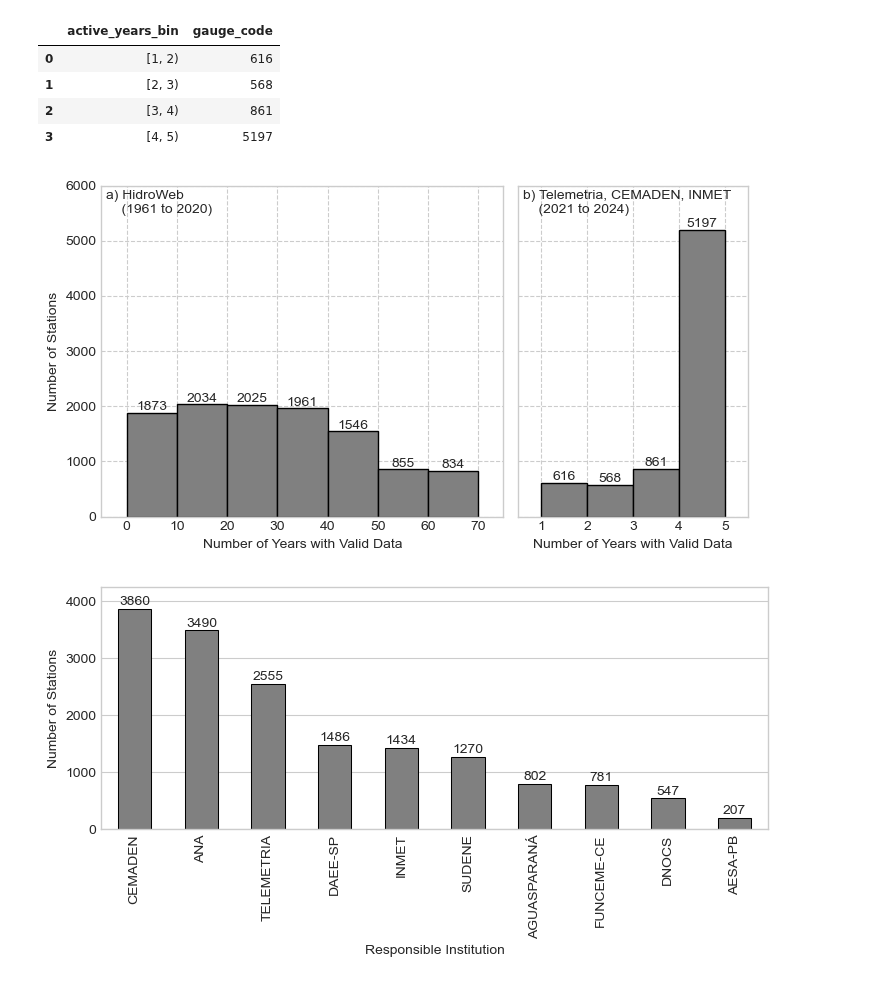
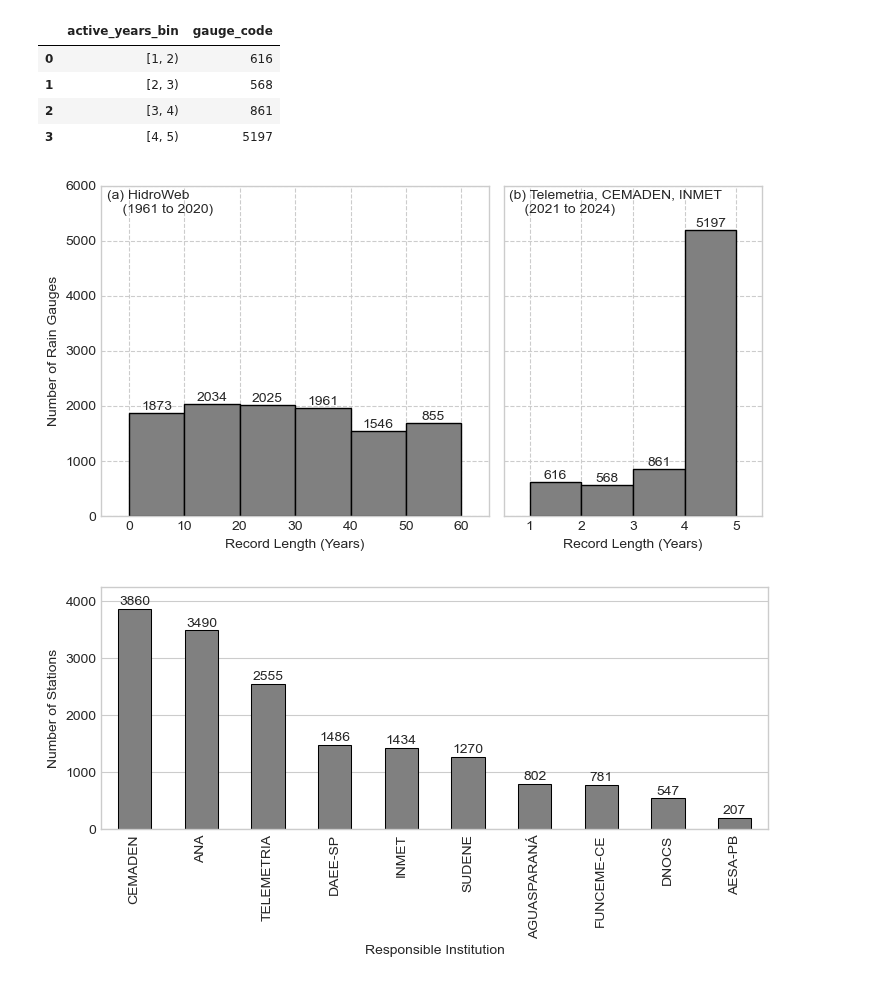
Before and after one commit to LARHENA/UFPB_Brain-D, a Jupyter notebook: Scripts e Dados/1.6 - Data summary.ipynb, the cells around one changed output. Saved outputs shown, nothing was run; the diff lists cells and outputs as text; code cells hidden in the pictures.

Commit message:
v24 - Figures standardization

```diff
--- a/Scripts e Dados/1.6 - Data summary.ipynb
+++ b/Scripts e Dados/1.6 - Data summary.ipynb
@@ -1063,7 +1062,7 @@ df_active_years_count_subdaily
 | 3 | [4, 5) | 5197 |
 # %%
 # Criar bins
-bins_hidroweb = list(range(0, 80, 10))
+bins_hidroweb = list(range(0, 61, 10))
 bins_subdaily = list(range(1, 6, 1))
 
 # Filtrar dados
@@ -1079,41 +1078,41 @@ count_hidroweb = hidroweb.groupby('active_years_bin').agg({'gauge_code': 'count'
 count_subdaily = subdaily.groupby('active_years_bin').agg({'gauge_code': 'count'}).reset_index()
 
 # Criar subplots lado a lado
-fig, axes = plt.subplots(1, 2, figsize=(7.5, 4), gridspec_kw={'width_ratios': [7, 4]}, sharey=True)
+fig, axes = plt.subplots(1, 2, figsize=(7.5, 4), gridspec_kw={'width_ratios': [6, 4]}, sharey=True)
 
 # Histograma HIDROWEB
 n, bins, patches = axes[0].hist(hidroweb['num_years_activity'], bins=bins_hidroweb, color='grey', edgecolor='black')
 for patch, count in zip(patches, count_hidroweb['gauge_code']):
     axes[0].text(patch.get_x() + patch.get_width() / 2, patch.get_height() + 50, str(count), ha='center')
-axes[0].set_xlim(-5, 75)
+axes[0].set_xlim(-5, 65)
 axes[0].set_ylim(0, 6000)
-axes[0].set_xlabel('Number of Years with Valid Data')
-axes[0].set_ylabel('Number of Stations')
+axes[0].set_xlabel('Record Length (Years)')
+axes[0].set_ylabel('Number of Rain Gauges')
 # axes[0].set_title('a) HIDROWEB', loc = 'left')
 axes[0].grid(True)
 
 # Histograma Subdaily
 n, bins, patches = axes[1].hist(subdaily['num_years_activity'], bins=bins_subdaily, color='grey', edgecolor='black')
 for patch, count in zip(patches, count_subdaily['gauge_code']):
     axes[1].text(patch.get_x() + patch.get_width() / 2, patch.get_height() + 50, str(count), ha='center')
 axes[1].set_xlim(0.5, 5.5)
 axes[1].set_ylim(0, 6000)
-axes[1].set_xlabel('Number of Years with Valid Data')
+axes[1].set_xlabel('Record Length (Years)')
 # axes[1].set_title('b) TELEMETRIA, CEMADEN, INMET', loc = 'left')
 axes[1].grid(True)
 
-for ax, letter, position in zip(axes, ["a) HidroWeb\n    (1961 to 2020)", "b) Telemetria, CEMADEN, INMET\n    (2021 to 2024)"], [[-4, 5500],[0.6, 5500]]):
+for ax, letter, position in zip(axes, ["(a) HidroWeb\n    (1961 to 2020)", "(b) Telemetria, CEMADEN, INMET\n    (2021 to 2024)"], [[-4, 5500],[0.6, 5500]]):
     ax.grid(True, linestyle='--')
     ax.text(position[0], position[1], letter, fontsize=10)
 
 plt.grid(True)
 plt.tight_layout()
-plt.savefig('./figures/active_years_distribution_subdaily_daily.tiff', dpi=300, bbox_inches='tight')
+plt.savefig('./figures/Figure_2_active_years_distribution_subdaily_daily.tiff', dpi=300, bbox_inches='tight')
 plt.show()
 
 plt.close()
 # %% [output]
-[figure, old version]
+[figure, new version]
 # %%
 df_gauge_count_by_responsible = df_complete_info.groupby('responsible').agg({'gauge_code': 'nunique'}).reset_index().sort_values(by='gauge_code', ascending=False)
 # Filter the dataframe to include only those responsibles with a count greater than 200
```
Also changed, not shown: parts of 7 cells of this notebook, 3 other files.
